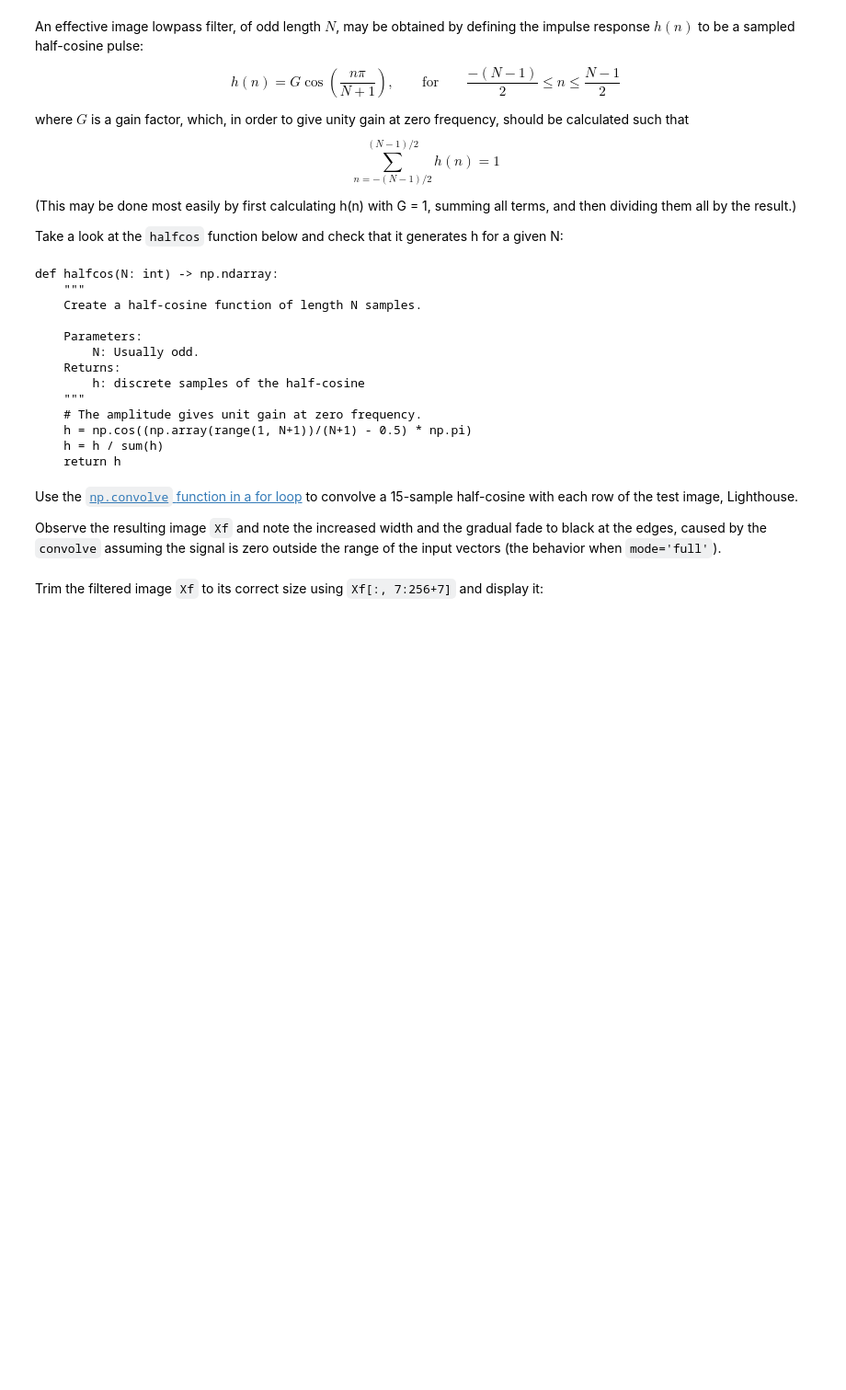
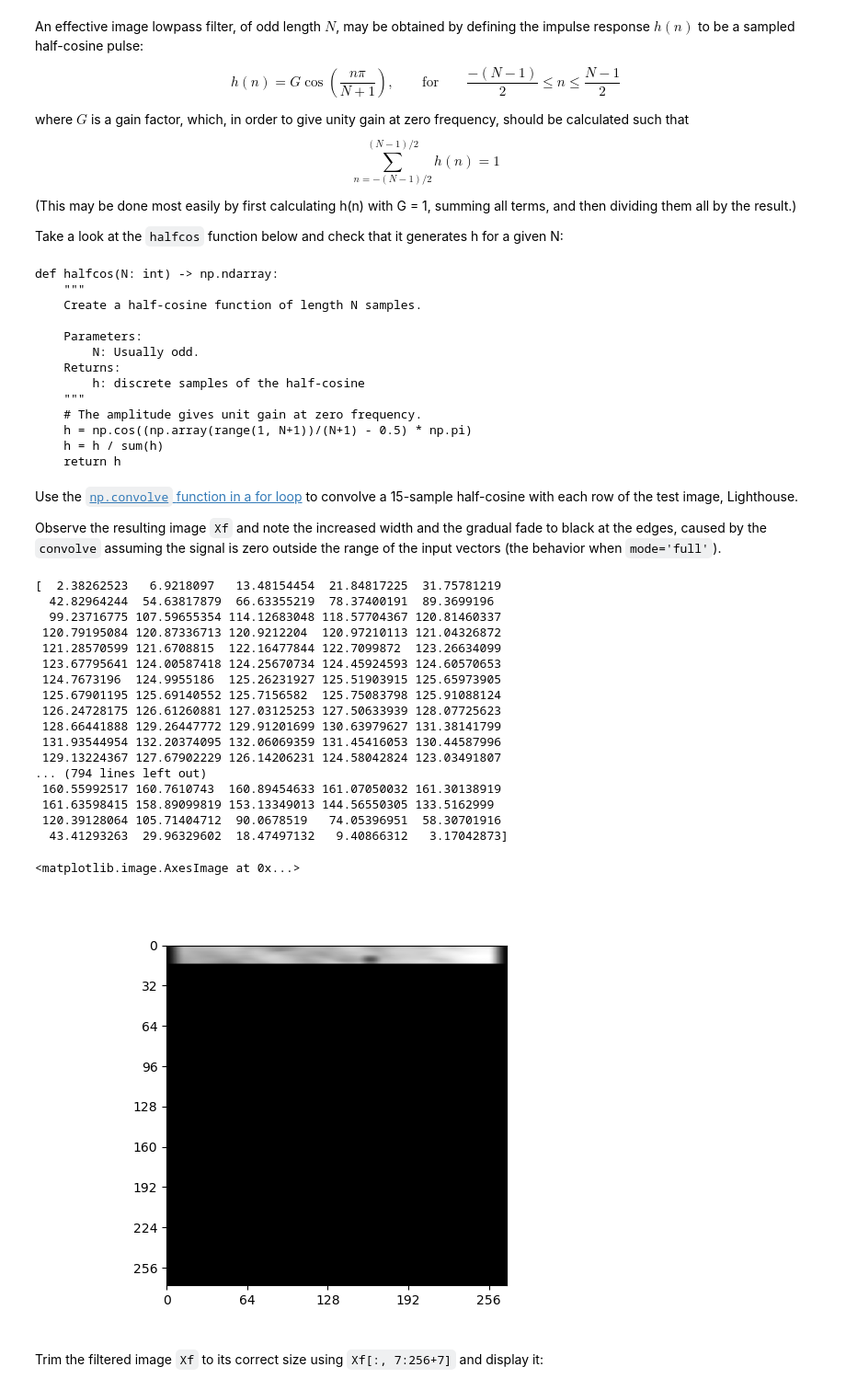
Before and after one commit to jet-tong/cued_sf2_lab, a Jupyter notebook: 5-simple-image-filtering.ipynb, the cells around one changed output. Shown at 92% size. Drawn from its saved outputs; the diff is of its cells as text; code cells hidden in the pictures; blank space fills up the shorter version.

```diff
--- a/5-simple-image-filtering.ipynb
+++ b/5-simple-image-filtering.ipynb
@@ -50,19 +50,40 @@ Observe the resulting image `Xf` and note the increased width and the gradual fa
 # %%
 # your code here
 def halfcos(N):
     h = np.cos((np.array(range(1,N+1))/(N+1)-0.5)*np.pi)
     h = h/sum(h)
     return h
 fig, ax = plt.subplots()
 N = 15
 h = halfcos(N)
-Xf = np.ones(X.shape)
+Xf = np.ones((270,270))
 for i in range (N):
     Xf[i] = np.convolve(X[i],h)
+    print(Xf[i])
     #xf = np.convolve(X[i],h)
     #Xf.append(list(xf))
 #Xf = np.array(Xf)
 plot_image(Xf, ax=ax)
+# %% [output]
+[  2.38262523   6.9218097   13.48154454  21.84817225  31.75781219
+  42.82964244  54.63817879  66.63355219  78.37400191  89.3699196
+  99.23716775 107.59655354 114.12683048 118.57704367 120.81460337
+ 120.79195084 120.87336713 120.9212204  120.97210113 121.04326872
+ 121.28570599 121.6708815  122.16477844 122.7099872  123.26634099
+ 123.67795641 124.00587418 124.25670734 124.45924593 124.60570653
+ 124.7673196  124.9955186  125.26231927 125.51903915 125.65973905
+ 125.67901195 125.69140552 125.7156582  125.75083798 125.91088124
+ 126.24728175 126.61260881 127.03125253 127.50633939 128.07725623
+ 128.66441888 129.26447772 129.91201699 130.63979627 131.38141799
+ 131.93544954 132.20374095 132.06069359 131.45416053 130.44587996
+ 129.13224367 127.67902229 126.14206231 124.58042824 123.03491807
+... (794 lines left out)
+ 160.55992517 160.7610743  160.89454633 161.07050032 161.30138919
+ 161.63598415 158.89099819 153.13349013 144.56550305 133.5162999
+ 120.39128064 105.71404712  90.0678519   74.05396951  58.30701916
+  43.41293263  29.96329602  18.47497132   9.40866312   3.17042873]
+<matplotlib.image.AxesImage at 0x...>
+[figure, added]
 # %% [markdown]
 Trim the filtered image `Xf` to its correct size using `Xf[:, 7:256+7]` and display it:
 # %%
```
Also changed, not shown: parts of 1 cell of this notebook.
